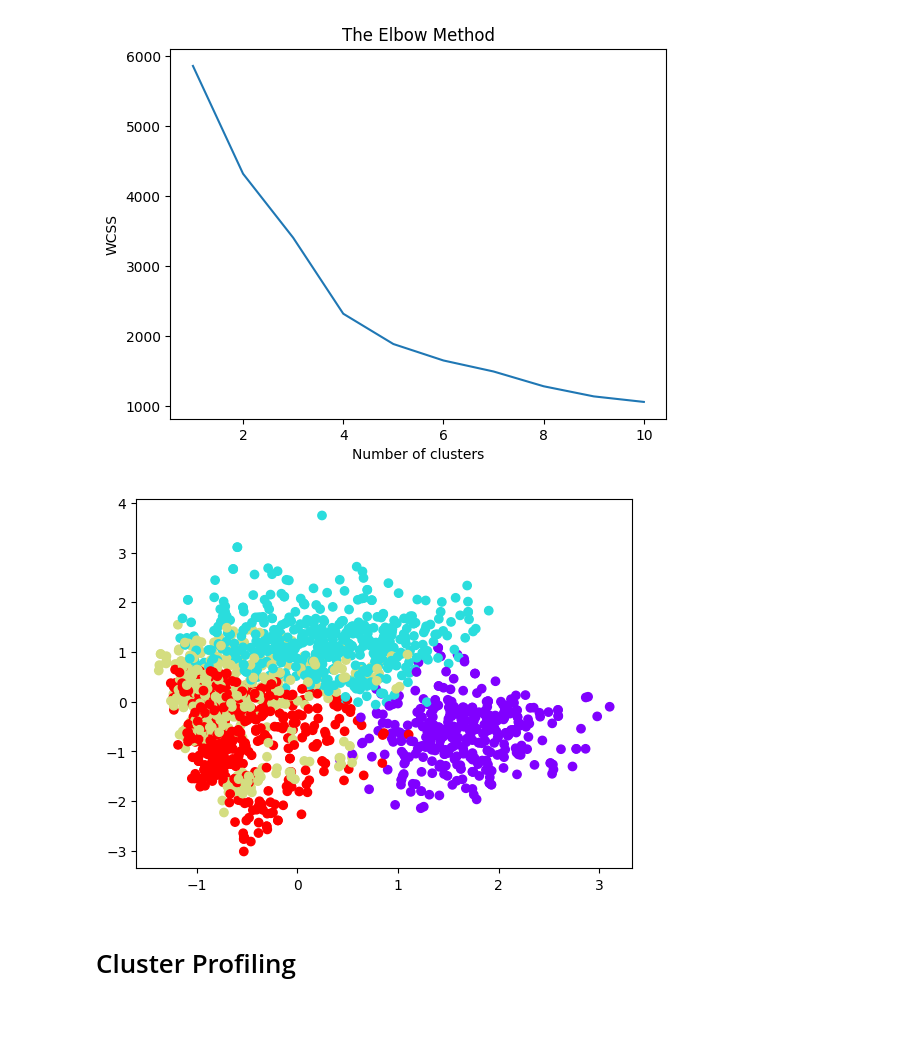
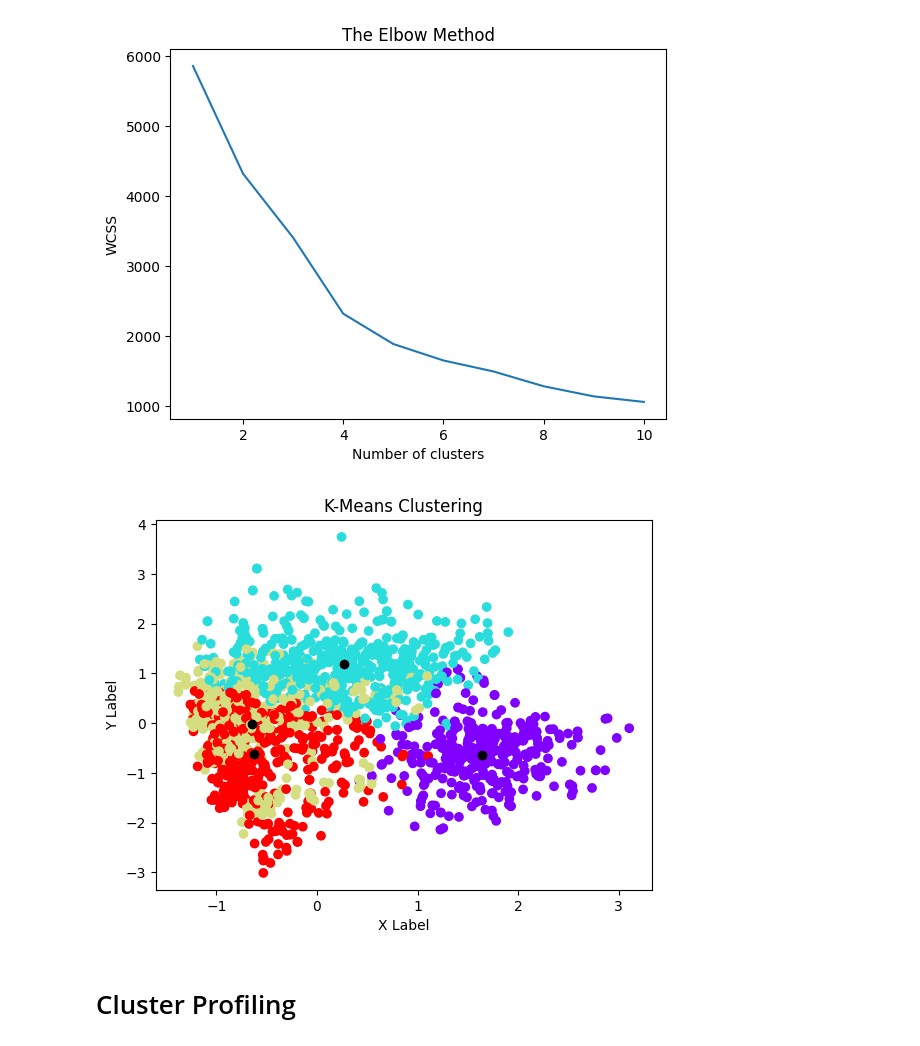
Before and after one commit to Byron0x7D2/Data-Mining-Assignments, a Jupyter notebook: ASS1/Data_Mining_Assignment1.ipynb, the cells around one changed output. Drawn from its saved outputs; the diff is of its cells as text; code cells hidden in the pictures; blank space fills up the shorter version.

```diff
--- a/ASS1/Data_Mining_Assignment1.ipynb
+++ b/ASS1/Data_Mining_Assignment1.ipynb
@@ -531,11 +534,15 @@ plt.plot(range(1, 11), wcss)
 # %%
 # create plot for k=5 clusters
 kmeans = KMeans(n_clusters=4, init='k-means++', n_init='auto' , random_state=42)
 kmeans.fit(dataframe)
 plt.scatter(dataframe[:,0], dataframe[:,1], c=kmeans.labels_, cmap='rainbow')
+plt.title('K-Means Clustering')
+plt.xlabel('X Label')
+plt.ylabel('Y Label')
+plt.scatter(kmeans.cluster_centers_[:,0] ,kmeans.cluster_centers_[:,1], color='black')
 plt.show()
 # %% [output]
-[figure, old version]
+[figure, new version]
 # %% [markdown]
 # Cluster Profiling
 # %%
```
Also changed, not shown: parts of 3 cells of this notebook.
